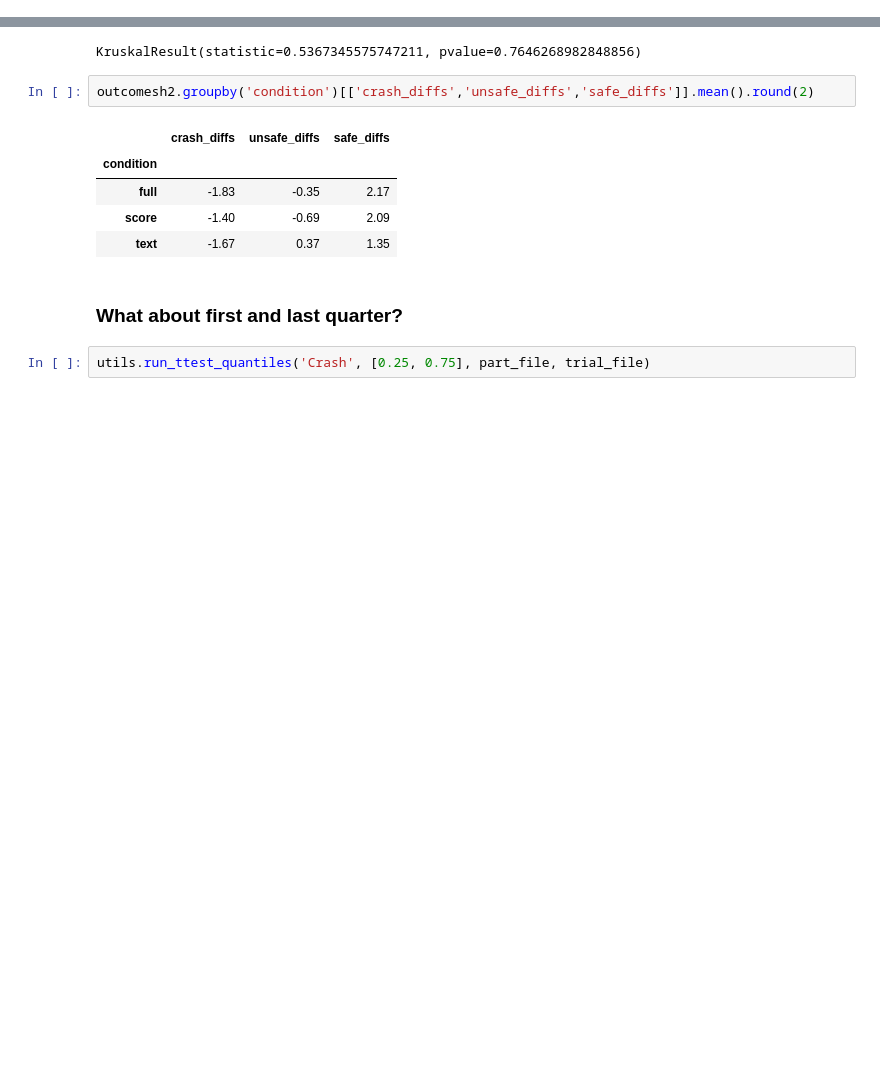
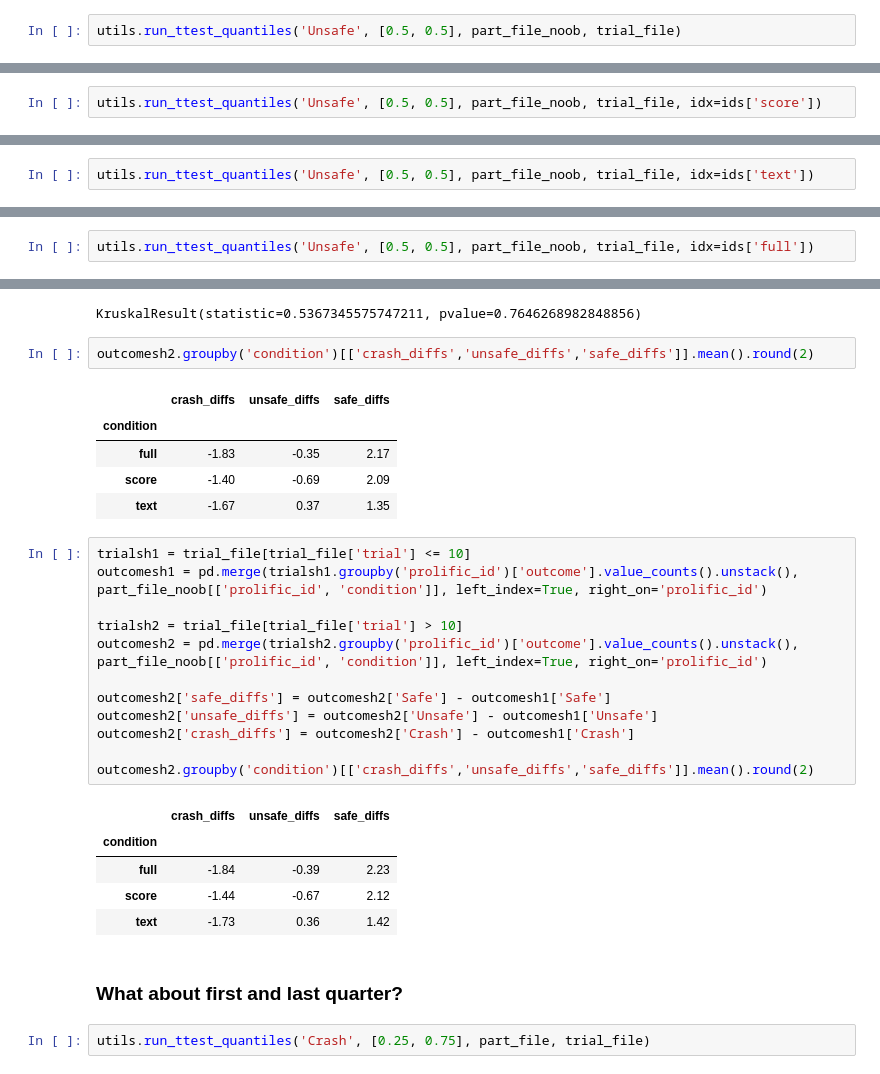
Before and after one commit to cairo-robotics/llm-multimodal-drone-feedback, a Jupyter notebook: analysis/analysis_brainstorm.ipynb, the cells around one changed output, grey strips where cells are left out. Cells and saved outputs as stored; diff of their text form; blank space fills up the shorter version.

```diff
--- a/analysis/analysis_brainstorm.ipynb
+++ b/analysis/analysis_brainstorm.ipynb
@@ -1378,3 +2152,5 @@ TtestResult(statistic=6.42601126121808, pvalue=5.839419658834739e-10, df=272.0)
 utils.run_ttest_quantiles('Unsafe', [0.5, 0.5], part_file, trial_file)
 # %% [output]
 TtestResult(statistic=0.8813891963603686, pvalue=0.3788853739506316, df=272.0)
+# %%
+utils.run_ttest_quantiles('Unsafe', [0.5, 0.5], part_file_noob, trial_file)
@@ -1390,3 +2168,5 @@ TtestResult(statistic=3.026951340479153, pvalue=0.0032398988937017725, df=88.0)
 utils.run_ttest_quantiles('Unsafe', [0.5, 0.5], part_file, trial_file, idx=ids['score'])
 # %% [output]
 TtestResult(statistic=1.5331069428702035, pvalue=0.1288369172670517, df=88.0)
+# %%
+utils.run_ttest_quantiles('Unsafe', [0.5, 0.5], part_file_noob, trial_file, idx=ids['score'])
@@ -1402,3 +2184,5 @@ TtestResult(statistic=3.5677218082154054, pvalue=0.0005796911536565601, df=90.0)
 utils.run_ttest_quantiles('Unsafe', [0.5, 0.5], part_file, trial_file, idx=ids['text'])
 # %% [output]
 TtestResult(statistic=-0.8343631557676711, pvalue=0.40628557143453614, df=90.0)
+# %%
+utils.run_ttest_quantiles('Unsafe', [0.5, 0.5], part_file_noob, trial_file, idx=ids['text'])
@@ -1414,3 +2200,5 @@ TtestResult(statistic=4.720723780858188, pvalue=8.586253857861992e-06, df=90.0)
 utils.run_ttest_quantiles('Unsafe', [0.5, 0.5], part_file, trial_file, idx=ids['full'])
 # %% [output]
 TtestResult(statistic=0.893558875097702, pvalue=0.37394117316444864, df=90.0)
+# %%
+utils.run_ttest_quantiles('Unsafe', [0.5, 0.5], part_file_noob, trial_file, idx=ids['full'])
@@ -1479,6 +2269,24 @@ outcomesh2.groupby('condition')[['crash_diffs','unsafe_diffs','safe_diffs']].mea
 | full | -1.83 | -0.35 | 2.17 |
 | score | -1.40 | -0.69 | 2.09 |
 | text | -1.67 | 0.37 | 1.35 |
+# %%
+trialsh1 = trial_file[trial_file['trial'] <= 10]
+outcomesh1 = pd.merge(trialsh1.groupby('prolific_id')['outcome'].value_counts().unstack(), part_file_noob[['prolific_id', 'condition']], left_index=True, right_on='prolific_id')
+
+trialsh2 = trial_file[trial_file['trial'] > 10]
+outcomesh2 = pd.merge(trialsh2.groupby('prolific_id')['outcome'].value_counts().unstack(), part_file_noob[['prolific_id', 'condition']], left_index=True, right_on='prolific_id')
+
+outcomesh2['safe_diffs'] = outcomesh2['Safe'] - outcomesh1['Safe']
+outcomesh2['unsafe_diffs'] = outcomesh2['Unsafe'] - outcomesh1['Unsafe']
+outcomesh2['crash_diffs'] = outcomesh2['Crash'] - outcomesh1['Crash']
+
+outcomesh2.groupby('condition')[['crash_diffs','unsafe_diffs','safe_diffs']].mean().round(2)
+# %% [output]
+|  | crash_diffs | unsafe_diffs | safe_diffs |
+| condition |  |  |  |
+| full | -1.84 | -0.39 | 2.23 |
+| score | -1.44 | -0.67 | 2.12 |
+| text | -1.73 | 0.36 | 1.42 |
 # %% [markdown]
 ### What about first and last quarter?
 # %%
```
Also changed, not shown: parts of 51 cells of this notebook.
